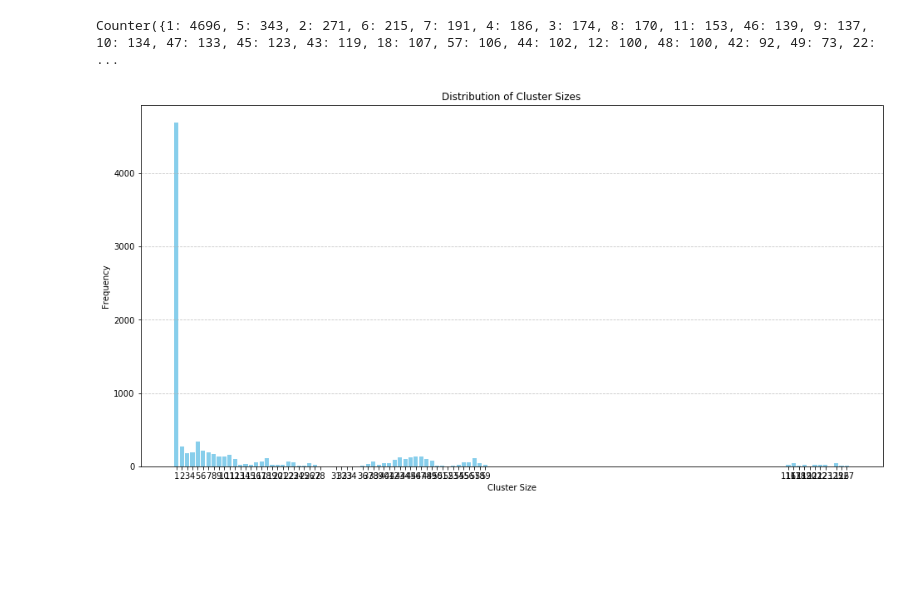
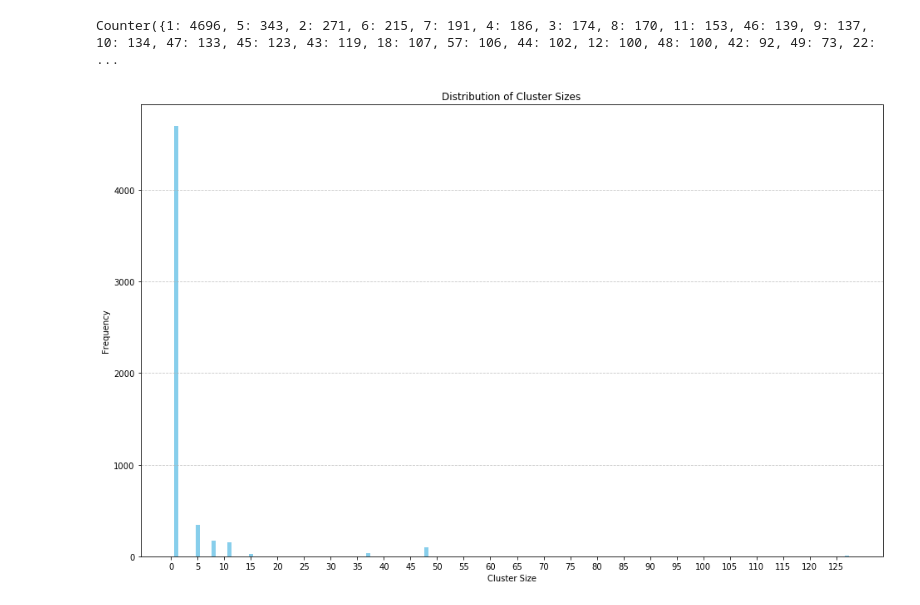
Before and after one commit to ElenaEspinosaMinano/mod_lammps_code, a Jupyter notebook: jupy_notes/code_snippets.ipynb, the cells around one changed output. Saved outputs shown, nothing was run; the diff lists cells and outputs as text; code cells hidden in the pictures; blank space fills up the shorter version.

Commit message:
Making trim_cs_outfile.py. Fixing paths in main_calcs.py, trim_of.py. Modifying cluster_size_hist_plots.py and plots

```diff
--- a/jupy_notes/code_snippets.ipynb
+++ b/jupy_notes/code_snippets.ipynb
@@ -462,11 +462,11 @@ cluster_size_counter = Counter()
 with open("/home/s2205640/Documents/summer_project/mod_lammps_code/outfiles/cluster_sizes_test.dat", "r") as file:
     for line in file:
         # Extract the cluster sizes part after the colon and strip any surrounding whitespace
-        _, sizes = line.split(":")
-        sizes = sizes.strip()
+        _, sizes_str = line.split(":")
+        sizes_str = sizes_str.strip()  # Remove any leading/trailing whitespace
 
-        # Convert the comma-separated string of sizes into a list of integers
-        sizes_list = list(map(int, sizes.split(',')))
+        # Evaluate the string representation of the list into an actual list object of integers
+        sizes_list = eval(sizes_str)
 
         # Update the counter with the sizes list
         cluster_size_counter.update(sizes_list)
@@ -478,16 +478,22 @@ Counter({1: 4696, 5: 343, 2: 271, 6: 215, 7: 191, 4: 186, 3: 174, 8: 170, 11: 15
 # %%
 # Extract sizes and their counts from the counter
 sizes = list(cluster_size_counter.keys())
 counts = list(cluster_size_counter.values())
 
+sizes_list_step_1 = (np.arange(0, max(sizes), 1)).tolist()
+sizes_list_step_10 = (np.arange(0, max(sizes), 5)).tolist()
+
+# gets value for key if in cluster_size_counter (ie. gets counts), if not it defaults that count to 0
+counts_list = [cluster_size_counter.get(size, 0) for size in sizes_list]
+
 # Create a bar plot
-plt.figure(figsize=(16, 8))
-plt.bar(sizes, counts, color='skyblue')
+plt.figure(figsize=(16, 10))
+plt.bar(sizes_list, counts_list, color='skyblue')
 plt.xlabel('Cluster Size')
 plt.ylabel('Frequency')
 plt.title('Distribution of Cluster Sizes')
-plt.xticks(sizes)  # Ensure each cluster size is a tick on the x-axis
+plt.xticks(sizes_list_step_10)  # Ensure each cluster size is a tick on the x-axis
 plt.grid(axis='y', linestyle='--', alpha=0.7)
 plt.show()
 # %% [output]
-[figure, old version]
+[figure, new version]
```
Also changed, not shown: parts of 1 cell of this notebook, 59 other files.
